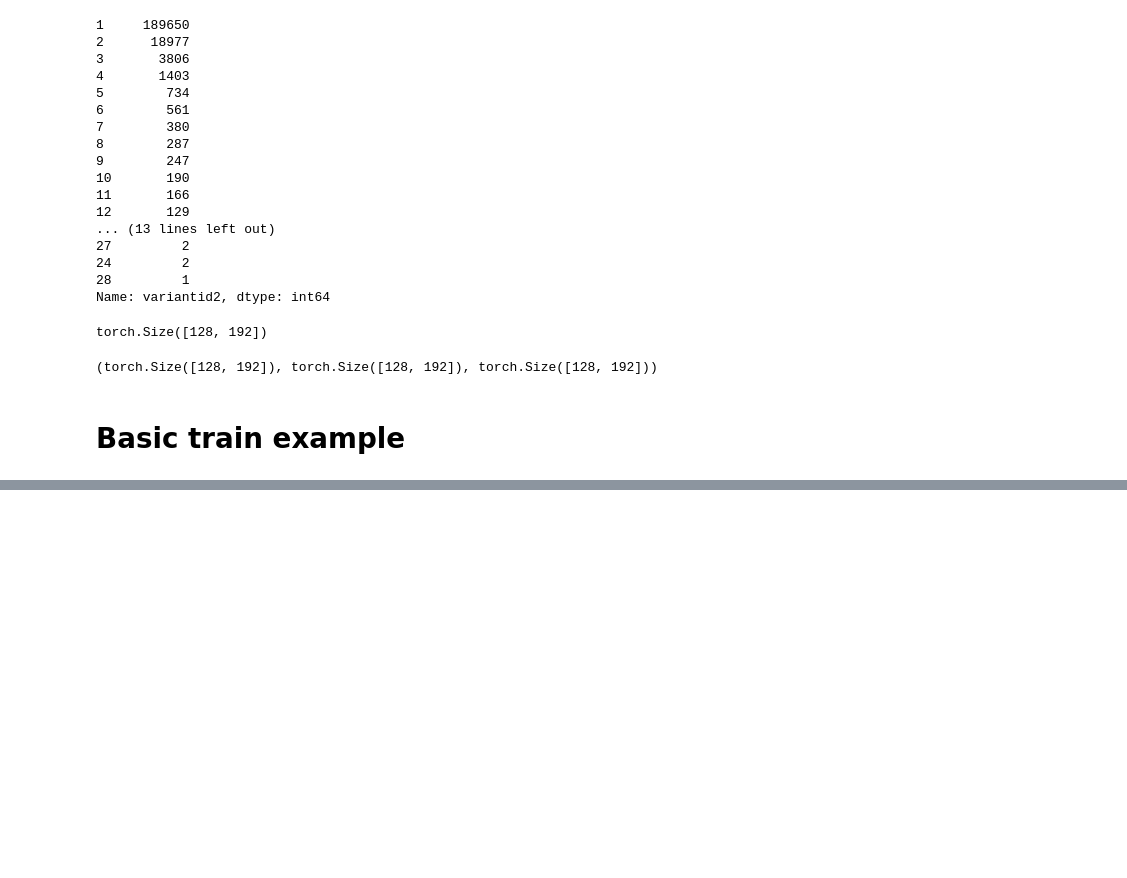
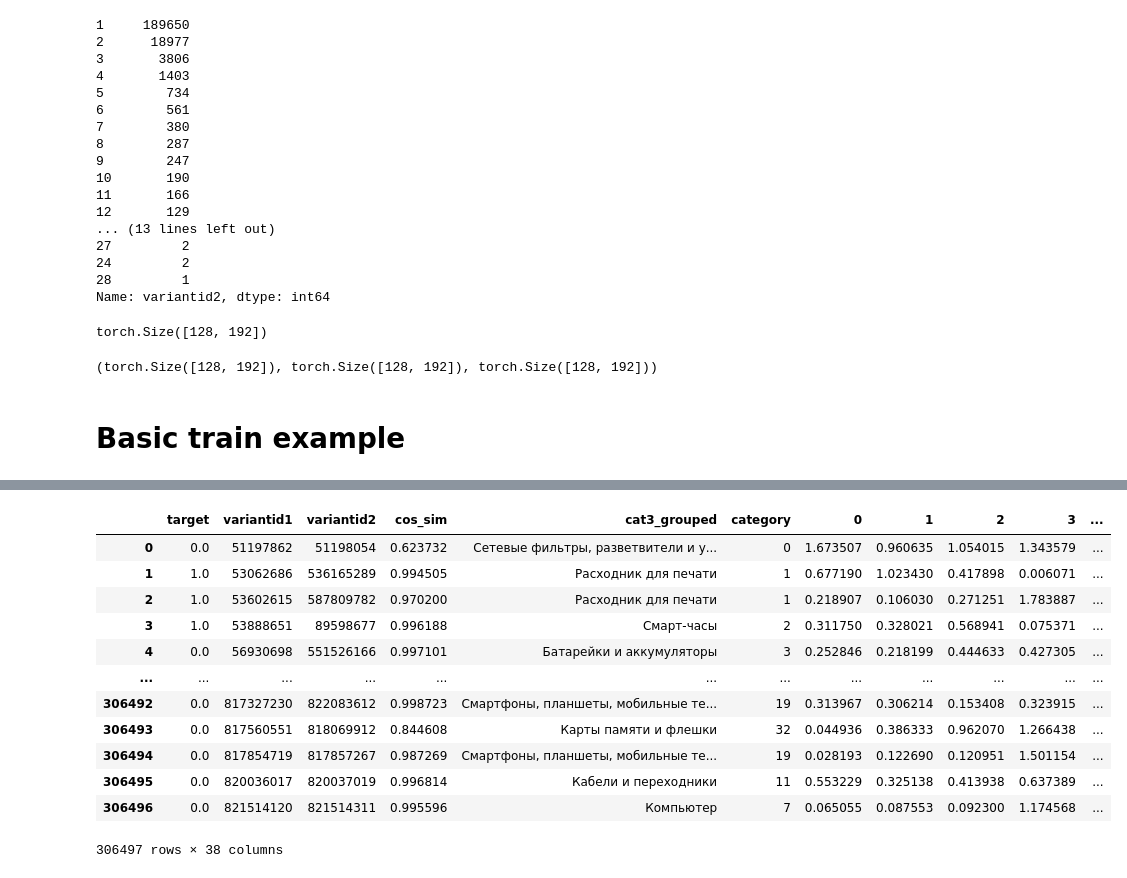
Before and after one commit to CopylaCopy/Ozon_marketplace, a Jupyter notebook: ozon_zozon.ipynb, the cells around one changed output, grey strips where cells are left out. Cells and saved outputs as stored; diff of their text form; code cells hidden in the pictures; blank space fills up the shorter version.

```diff
--- a/ozon_zozon.ipynb
+++ b/ozon_zozon.ipynb
@@ -334,23 +255,23 @@ classif
 306540 rows × 5 columns
 # %%
 from sklearn.metrics.pairwise import cosine_similarity
+from sklearn.metrics import pairwise_distances
 def get_pic_features(main_pic_embeddings_1,
-                     main_pic_embeddings_2,
-                     percentiles):
+                     main_pic_embeddings_2):
     """Calculate distances percentiles for
     pairwise pic distances. Percentiles are useful
     when product has several pictures.
     """
 
-    if main_pic_embeddings_1 is not None and main_pic_embeddings_2 is not None:
-        dist_m = cosine_similarity(
-            np.array(main_pic_embeddings_1)[None, ...], np.array(main_pic_embeddings_2)[None, ...]
-        )
-    else:
-        dist_m = np.array([[-1]])
+    embed= list(np.abs(np.array(main_pic_embeddings_1)[None, ...] - np.array(main_pic_embeddings_2)[None, ...])[0])
 
-    pair_features = []
-    pair_features += np.percentile(dist_m, percentiles).tolist()
+    cos_sim = cosine_similarity(
+        np.array(main_pic_embeddings_1)[None, ...], np.array(main_pic_embeddings_2)[None, ...]
+    )[0][0]
 
-    return pair_features
+
+    # pair_features = []
+    # pair_features += np.percentile(dist_m, percentiles).tolist()
+
+    return embed, cos_sim
 # %%
@@ -398 +295,17 @@ classif["cat3_grouped"] = classif["cat3"].apply(lambda x: x if cat3_counts[x] >
+# %%
+data
+# %% [output]
+|  | target | variantid1 | variantid2 | cos_sim | cat3_grouped | category | 0 | 1 | 2 | 3 | ... |
+| 0 | 0.0 | 51197862 | 51198054 | 0.623732 | Сетевые фильтры, разветвители и у... | 0 | 1.673507 | 0.960635 | 1.054015 | 1.343579 | ... |
+| 1 | 1.0 | 53062686 | 536165289 | 0.994505 | Расходник для печати | 1 | 0.677190 | 1.023430 | 0.417898 | 0.006071 | ... |
+| 2 | 1.0 | 53602615 | 587809782 | 0.970200 | Расходник для печати | 1 | 0.218907 | 0.106030 | 0.271251 | 1.783887 | ... |
+| 3 | 1.0 | 53888651 | 89598677 | 0.996188 | Смарт-часы | 2 | 0.311750 | 0.328021 | 0.568941 | 0.075371 | ... |
+| 4 | 0.0 | 56930698 | 551526166 | 0.997101 | Батарейки и аккумуляторы | 3 | 0.252846 | 0.218199 | 0.444633 | 0.427305 | ... |
+| ... | ... | ... | ... | ... | ... | ... | ... | ... | ... | ... | ... |
+| 306492 | 0.0 | 817327230 | 822083612 | 0.998723 | Смартфоны, планшеты, мобильные те... | 19 | 0.313967 | 0.306214 | 0.153408 | 0.323915 | ... |
+| 306493 | 0.0 | 817560551 | 818069912 | 0.844608 | Карты памяти и флешки | 32 | 0.044936 | 0.386333 | 0.962070 | 1.266438 | ... |
+| 306494 | 0.0 | 817854719 | 817857267 | 0.987269 | Смартфоны, планшеты, мобильные те... | 19 | 0.028193 | 0.122690 | 0.120951 | 1.501154 | ... |
+| 306495 | 0.0 | 820036017 | 820037019 | 0.996814 | Кабели и переходники | 11 | 0.553229 | 0.325138 | 0.413938 | 0.637389 | ... |
+| 306496 | 0.0 | 821514120 | 821514311 | 0.995596 | Компьютер | 7 | 0.065055 | 0.087553 | 0.092300 | 1.174568 | ... |
+306497 rows × 38 columns
 # %%
```
Also changed, not shown: parts of 54 cells of this notebook.
